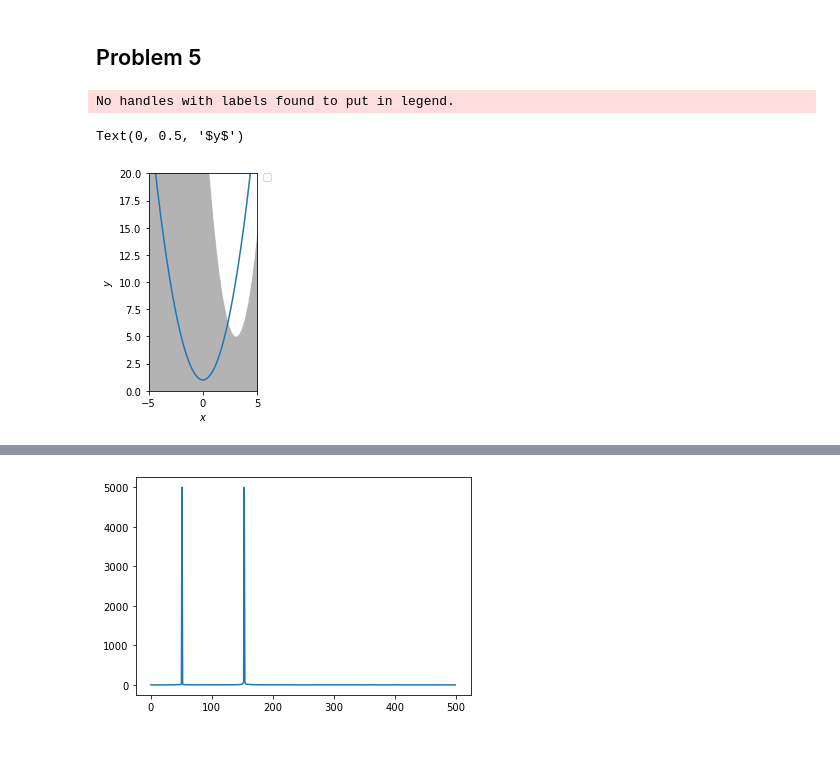
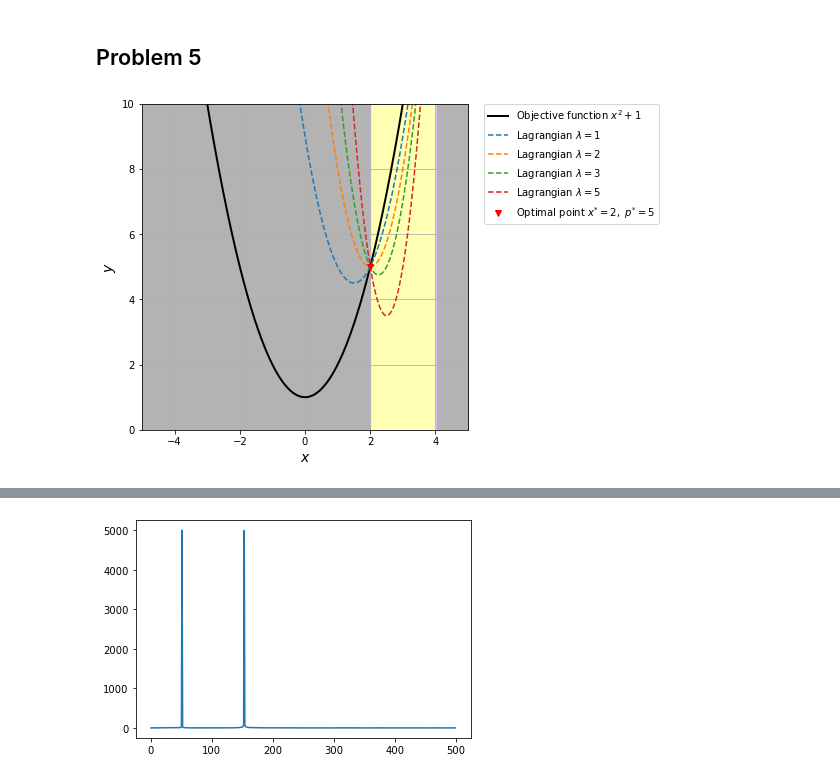
Before and after one commit to arx7ti/optimization-course, a Jupyter notebook: Homework4.ipynb, the cells around one changed output, grey strips where cells are left out. Saved outputs shown, nothing was run; the diff lists cells and outputs as text; code cells hidden in the pictures; blank space fills up the shorter version.

```diff
--- a/Homework4.ipynb
+++ b/Homework4.ipynb
@@ -12,28 +12,46 @@ def objective(x):
 
 
 def constraint(x):
-    return x ** 2 - 6 * x + 8
+    return (x - 2) * (x - 4)
+
+
+def lagrangian(x, l=0):
+    return x ** 2 + 1 + l * (x - 2) * (x - 4)
 # %%
 # plot the feasible region
-ymax = 20
-d = np.linspace(-5, 5, 300)
+ymax = 10
+d = np.linspace(-5, 5, 1000)
 x, y = np.meshgrid(d, d)
+plt.figure(figsize=(10, 6))
 plt.imshow(
-    (y <= constraint(x)).astype(int),
+    ((x >= 2) & (x <= 4)).astype(int),
     extent=(x.min(), x.max(), y.min(), ymax),
     origin="lower",
-    cmap="Greys",
+    cmap="gnuplot",
     alpha=0.3,
 )
 
+dprime = 5
+lprime = 2
+xprime = 2
+
 # Make plot
-plt.plot(d, objective(d))
+plt.plot(
+    d, objective(d), label=r"Objective function $x^2+1$", linewidth=2, color="black"
+)
+plt.plot(d, lagrangian(d, l=1), "--", label=r"Lagrangian $\lambda=1$")
+plt.plot(d, lagrangian(d, l=2), "--", label=r"Lagrangian $\lambda=2$")
+plt.plot(d, lagrangian(d, l=3), "--", label=r"Lagrangian $\lambda=3$")
+plt.plot(d, lagrangian(d, l=5), "--", label=r"Lagrangian $\lambda=5$")
+plt.plot(
+    [xprime], [dprime], "v", label=r"Optimal point $x^{*}=2,\ p^{*}=5$", color="red"
+)
 plt.xlim(d.min(), d.max())
 plt.ylim(0, ymax)
+plt.grid()
 plt.legend(bbox_to_anchor=(1.05, 1), loc=2, borderaxespad=0.0)
-plt.xlabel(r"$x$")
-plt.ylabel(r"$y$")
+plt.xlabel(r"$x$", fontweight="bold", fontsize=14)
+plt.ylabel(r"$y$", fontweight="bold", fontsize=14)
+plt.show()
 # %% [output]
-No handles with labels found to put in legend.
-Text(0, 0.5, '$y$')
-[figure, old version]
+[figure, new version]
```
Also changed, not shown: parts of 10 cells of this notebook, 9 other files.
